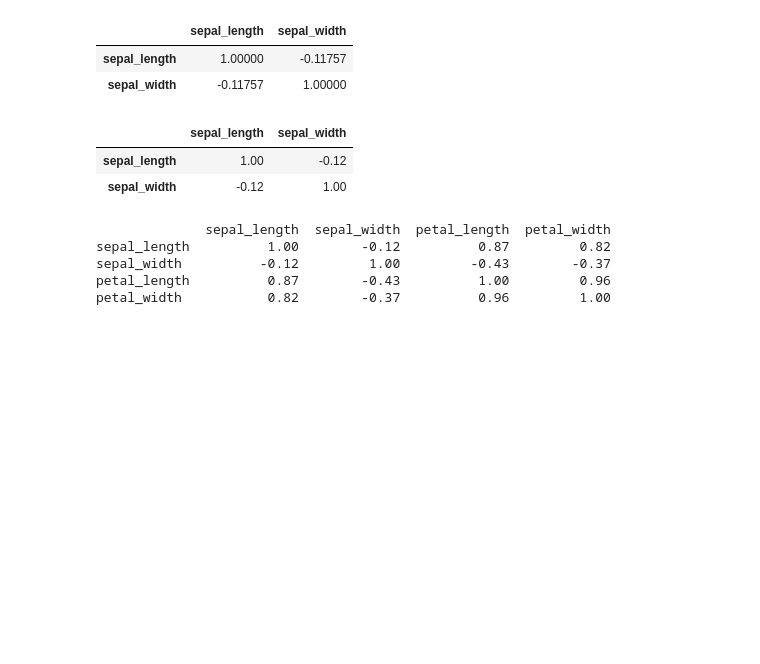
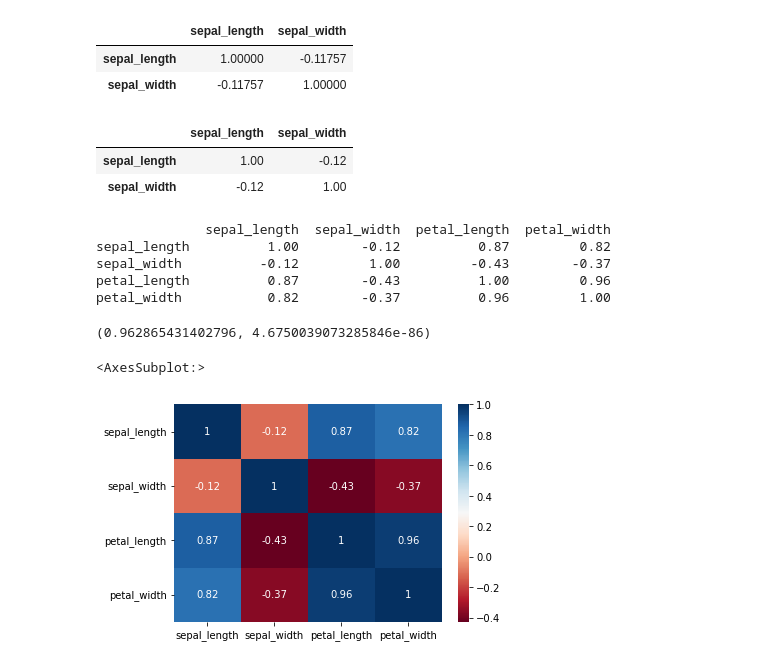
Before and after one commit to InryeolChoi/model_analysis, a Jupyter notebook: theory_stat/analysis_1.ipynb, the cells around one changed output. Saved outputs shown, nothing was run; the diff lists cells and outputs as text; code cells hidden in the pictures; blank space fills up the shorter version.

```diff
--- a/theory_stat/analysis_1.ipynb
+++ b/theory_stat/analysis_1.ipynb
@@ -238,3 +238,12 @@ sepal_length          1.00        -0.12          0.87         0.82
 sepal_width          -0.12         1.00         -0.43        -0.37
 petal_length          0.87        -0.43          1.00         0.96
 petal_width           0.82        -0.37          0.96         1.00
+# %%
+stats.pearsonr(iris['petal_length'], iris['petal_width'])
+# %% [output]
+(0.962865431402796, 4.6750039073285846e-86)
+# %%
+sns.heatmap(iris.corr(), annot=True, cmap='RdBu')
+# %% [output]
+<AxesSubplot:>
+[figure, added]
```
Also changed, not shown: parts of 2 cells of this notebook, 4 other files.
